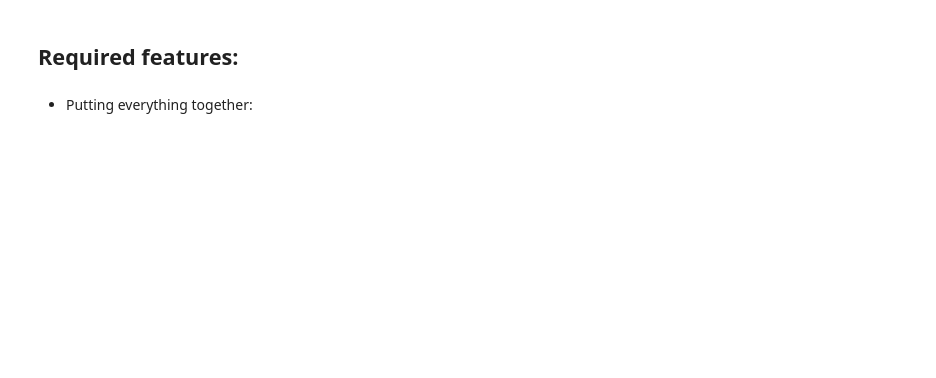
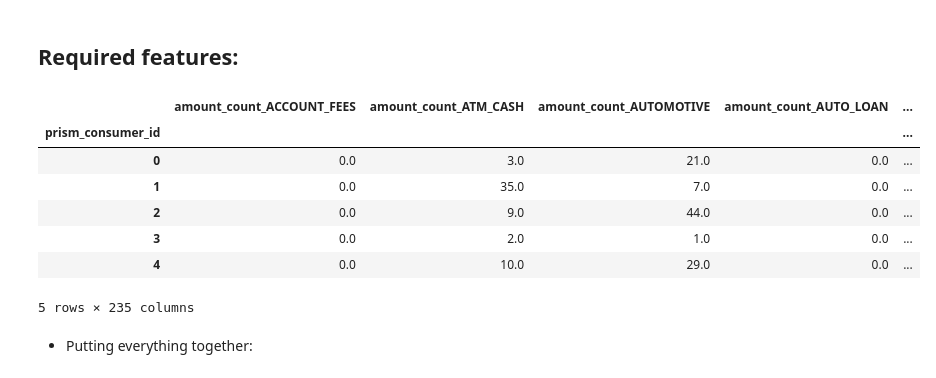
Before and after one commit to mozer123/credit_scoring, a Jupyter notebook: src/03/brandon.ipynb, the cells around one changed output. Drawn from its saved outputs; the diff is of its cells as text; code cells hidden in the pictures; blank space fills up the shorter version.

```diff
--- a/src/03/brandon.ipynb
+++ b/src/03/brandon.ipynb
@@ -126,7 +248,20 @@ balance_changes
 # %% [markdown]
 ## Required features:
 # %%
-feats = t_df.groupby(['prism_consumer_id', 'category']).agg({'amount':['count', 'sum', 'std', 'mean', 'median']}).fillna(0)
-feats
+feats = t_df.groupby(['prism_consumer_id', 'category']).agg({'amount': ['count', 'sum', 'std', 'mean', 'median']})
+feats = feats.unstack(level=1)
+feats.columns = ['_'.join(col).strip() for col in feats.columns.values]
+feats = feats.fillna(0)
+# feats = feats.reset_index()
+feats.head()
+# %% [output]
+|  | amount_count_ACCOUNT_FEES | amount_count_ATM_CASH | amount_count_AUTOMOTIVE | amount_count_AUTO_LOAN | ... |
+| prism_consumer_id |  |  |  |  | ... |
+| 0 | 0.0 | 3.0 | 21.0 | 0.0 | ... |
+| 1 | 0.0 | 35.0 | 7.0 | 0.0 | ... |
+| 2 | 0.0 | 9.0 | 44.0 | 0.0 | ... |
+| 3 | 0.0 | 2.0 | 1.0 | 0.0 | ... |
+| 4 | 0.0 | 10.0 | 29.0 | 0.0 | ... |
+5 rows × 235 columns
 # %% [markdown]
 - Putting everything together:
```
Also changed, not shown: parts of 31 cells of this notebook, 2 other files.
